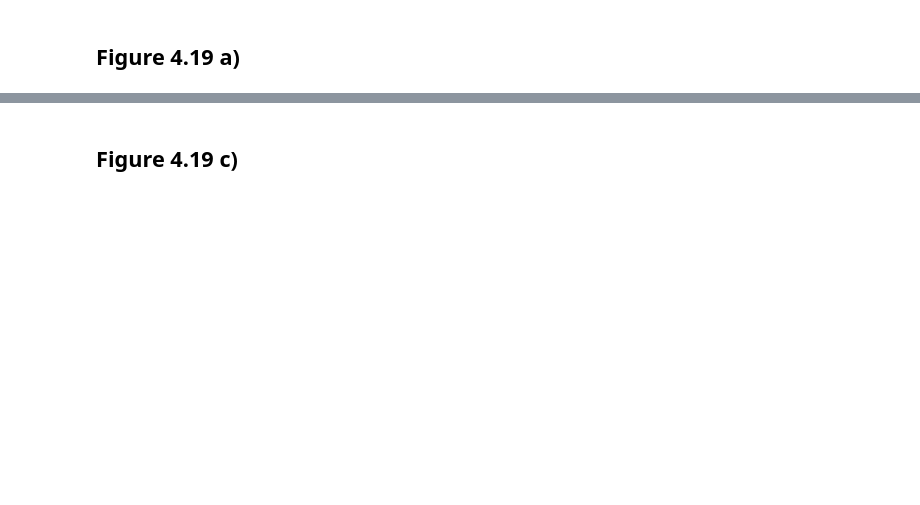
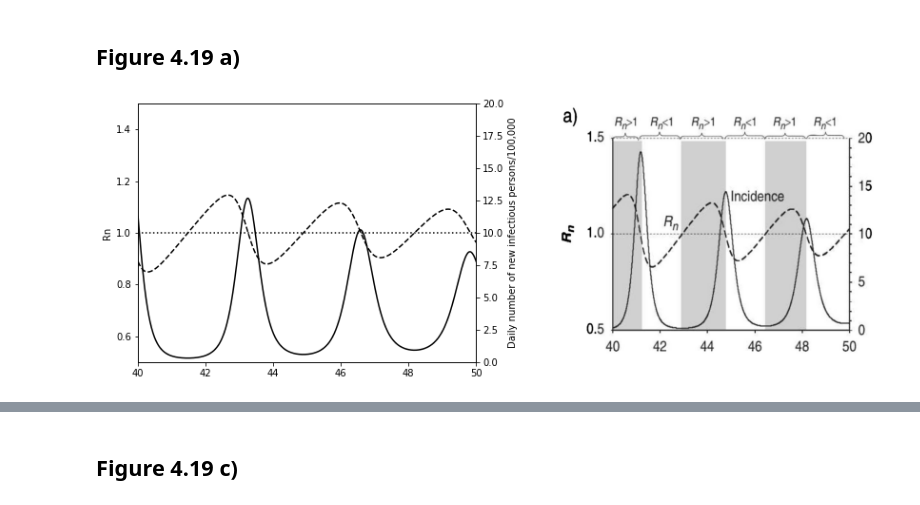
Before and after one commit to monash-emu/summer-vynnycky-white-validation, a Jupyter notebook: text_figures/chapter_4_fig_4_17.ipynb, the cells around one changed output, grey strips where cells are left out. Cells and saved outputs as stored; diff of their text form; code cells hidden in the pictures; blank space fills up the shorter version.

Commit message:
Tidy up some errors in Figure 4.17

```diff
--- a/text_figures/chapter_4_fig_4_17.ipynb
+++ b/text_figures/chapter_4_fig_4_17.ipynb
@@ -95,25 +97,36 @@ outputs["R_n"] = r0 * output_props["Susceptible"]
 # %%
 fig, (left_ax, right_ax) = plt.subplots(1, 2, figsize=(14, 5))
 
+x_min = 40.
+x_max = 50.
+
 left_ax.plot(
-    derived_outputs.index,
-    derived_outputs["incidence"],
-    color="k",
-)
-left_ax.set_xlim(40., 50.)
-left_ax.set_ylim(0., 20.)
-left_ax.set_ylabel("Proportion immune")
-
-twin_ax = left_ax.twinx()
-twin_ax.plot(
     outputs.index,
     outputs["R_n"],
     color="k",
     linestyle="--",
 )
+left_ax.plot(
+    (x_min, x_max),
+    (1., 1.),
+    color="k",
+    linestyle=":",
+)
+left_ax.set_ylim(0.5, 1.5)
+left_ax.set_xlim(x_min, x_max)
+left_ax.set_ylabel("Rn")
+
+twin_ax = left_ax.twinx()
+twin_ax.plot(
+    derived_outputs.index,
+    derived_outputs["incidence"],
+    color="k",
+)
+twin_ax.set_ylim(0., 20.)
 twin_ax.set_ylabel("Daily number of new infectious persons/100,000")
-twin_ax.set_ylim(0.5, 1.5)
 
 image = plt.imread("./figures/fig_4_19a.jpg")
 right_ax.axis("off")
 right_ax.imshow(image, aspect="auto");
+# %% [output]
+[figure, added]
```
Also changed, not shown: parts of 6 cells of this notebook.
